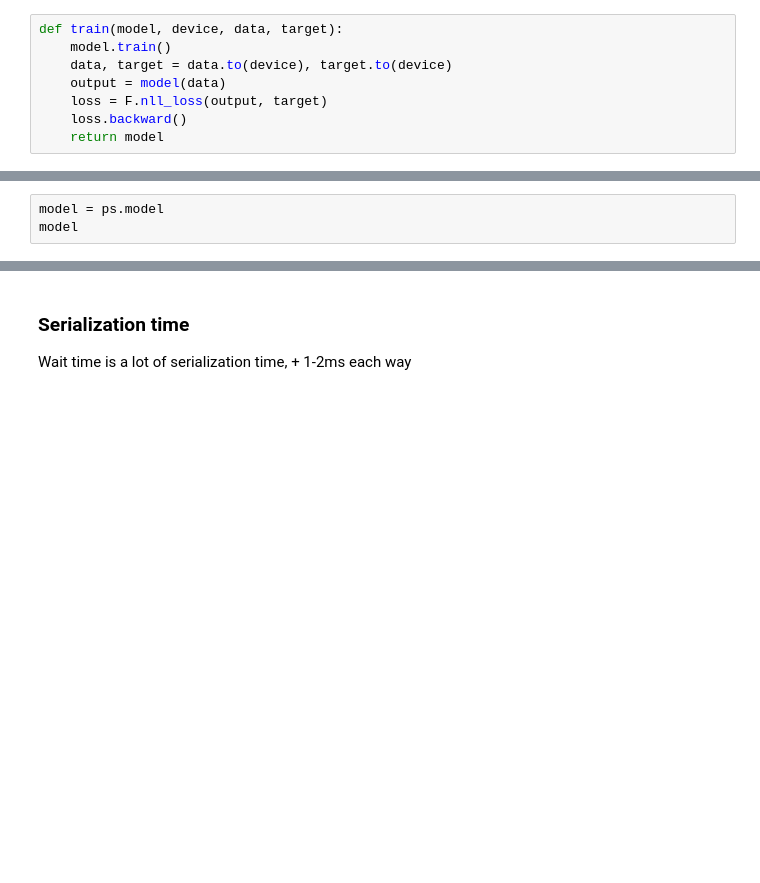
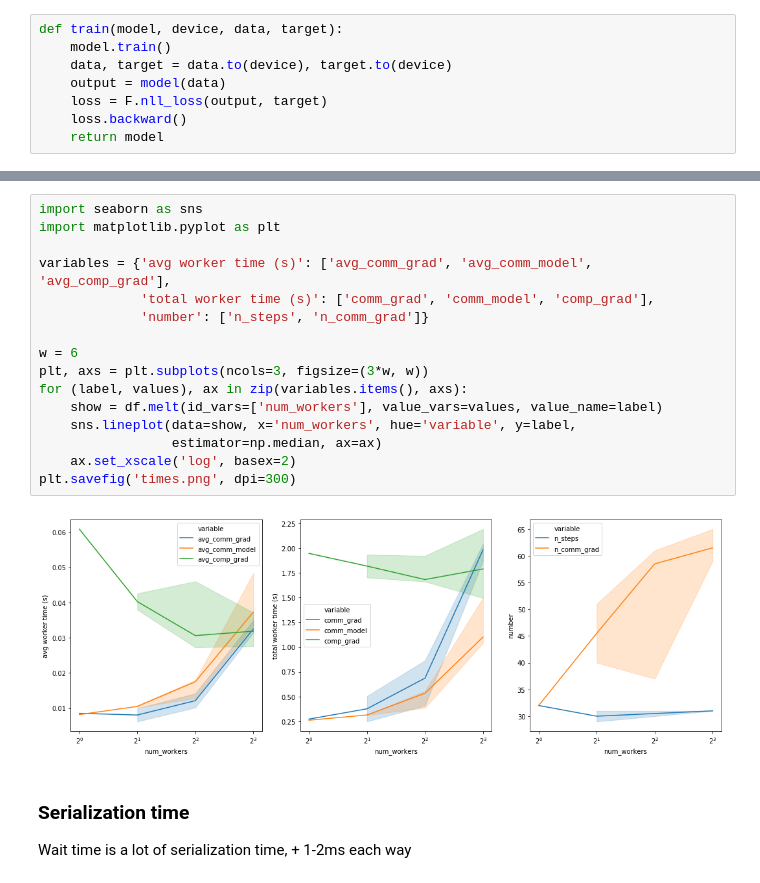
Before and after one commit to stsievert/dask-ps, a Jupyter notebook: Centralized-PS.ipynb, the cells around one changed output, grey strips where cells are left out. Saved outputs shown, nothing was run; the diff lists cells and outputs as text; blank space fills up the shorter version.

```diff
--- a/Centralized-PS.ipynb
+++ b/Centralized-PS.ipynb
@@ -198,3 +194,0 @@ DoneAndNotDoneFutures(done={<Future: status: finished, type: dict, key: worker-9
-# %%
-model = ps.model
-model
@@ -209,3 +269,21 @@ Net(
+# %%
+import seaborn as sns
+import matplotlib.pyplot as plt
+
+variables = {'avg worker time (s)': ['avg_comm_grad', 'avg_comm_model', 'avg_comp_grad'],
+             'total worker time (s)': ['comm_grad', 'comm_model', 'comp_grad'],
+             'number': ['n_steps', 'n_comm_grad']}
+
+w = 6
+plt, axs = plt.subplots(ncols=3, figsize=(3*w, w))
+for (label, values), ax in zip(variables.items(), axs):
+    show = df.melt(id_vars=['num_workers'], value_vars=values, value_name=label)
+    sns.lineplot(data=show, x='num_workers', hue='variable', y=label,
+                 estimator=np.median, ax=ax)
+    ax.set_xscale('log', basex=2)
+plt.savefig('times.png', dpi=300)
+# %% [output]
+[figure, added]
 # %% [markdown]
 ### Serialization time
 
```
Also changed, not shown: parts of 15 cells of this notebook.
